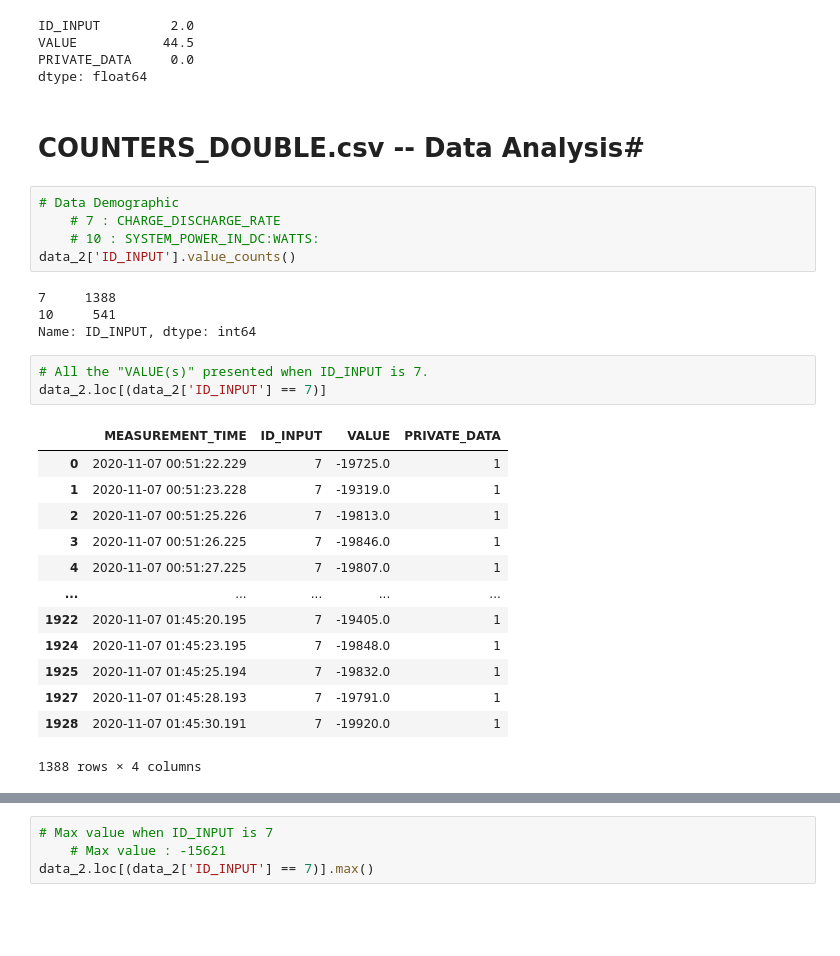
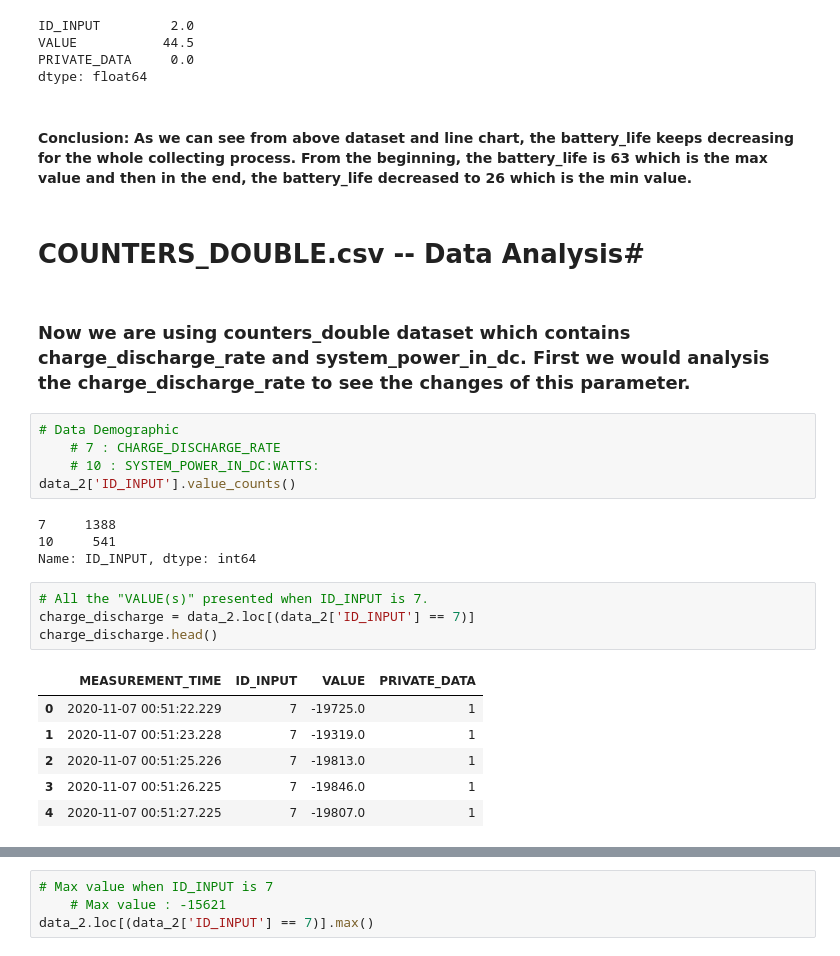
Before and after one commit to jonxsong/DSC180A-Capstone, a Jupyter notebook: notebooks/CHECKPOINT_ONE.ipynb, the cells around one changed output, grey strips where cells are left out. Saved outputs shown, nothing was run; the diff lists cells and outputs as text; blank space fills up the shorter version.

```diff
--- a/notebooks/CHECKPOINT_ONE.ipynb
+++ b/notebooks/CHECKPOINT_ONE.ipynb
@@ -108,8 +115,12 @@ ID_INPUT         2.0
 VALUE           44.5
 PRIVATE_DATA     0.0
 dtype: float64
+# %% [markdown]
+#### Conclusion: As we can see from above dataset and line chart, the battery_life keeps decreasing for the whole collecting process. From the beginning, the battery_life is 63 which is the max value and then in the end, the battery_life decreased to 26 which is the min value.
 # %% [markdown]
 # COUNTERS_DOUBLE.csv   --  Data Analysis#
+# %% [markdown]
+### Now we are using counters_double dataset which contains charge_discharge_rate and system_power_in_dc. First we would analysis the charge_discharge_rate to see the changes of this parameter.
 # %%
 # Data Demographic
     # 7 : CHARGE_DISCHARGE_RATE
@@ -121,18 +132,12 @@ data_2['ID_INPUT'].value_counts()
 Name: ID_INPUT, dtype: int64
 # %%
 # All the "VALUE(s)" presented when ID_INPUT is 7.
-data_2.loc[(data_2['ID_INPUT'] == 7)]
+charge_discharge = data_2.loc[(data_2['ID_INPUT'] == 7)]
+charge_discharge.head()
 # %% [output]
 |  | MEASUREMENT_TIME | ID_INPUT | VALUE | PRIVATE_DATA |
 | 0 | 2020-11-07 00:51:22.229 | 7 | -19725.0 | 1 |
 | 1 | 2020-11-07 00:51:23.228 | 7 | -19319.0 | 1 |
 | 2 | 2020-11-07 00:51:25.226 | 7 | -19813.0 | 1 |
 | 3 | 2020-11-07 00:51:26.225 | 7 | -19846.0 | 1 |
 | 4 | 2020-11-07 00:51:27.225 | 7 | -19807.0 | 1 |
-| ... | ... | ... | ... | ... |
-| 1922 | 2020-11-07 01:45:20.195 | 7 | -19405.0 | 1 |
-| 1924 | 2020-11-07 01:45:23.195 | 7 | -19848.0 | 1 |
-| 1925 | 2020-11-07 01:45:25.194 | 7 | -19832.0 | 1 |
-| 1927 | 2020-11-07 01:45:28.193 | 7 | -19791.0 | 1 |
-| 1928 | 2020-11-07 01:45:30.191 | 7 | -19920.0 | 1 |
-1388 rows × 4 columns
```
Also changed, not shown: parts of 16 cells of this notebook, 1 other file.
